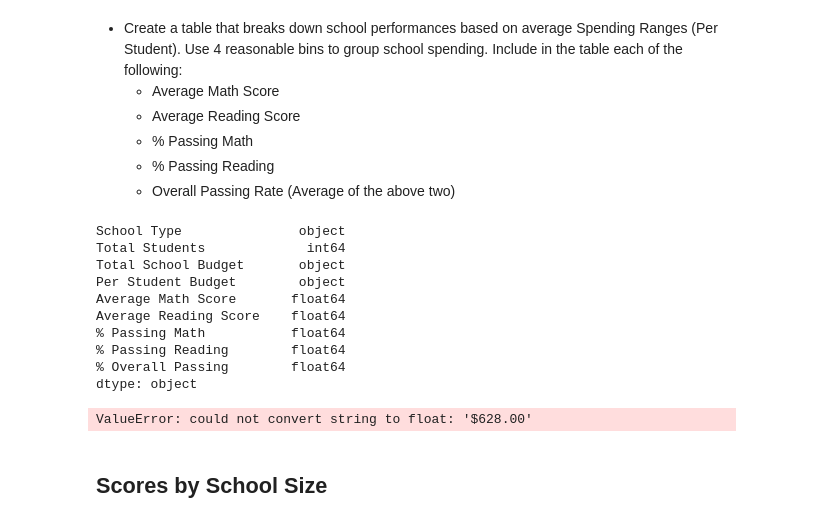
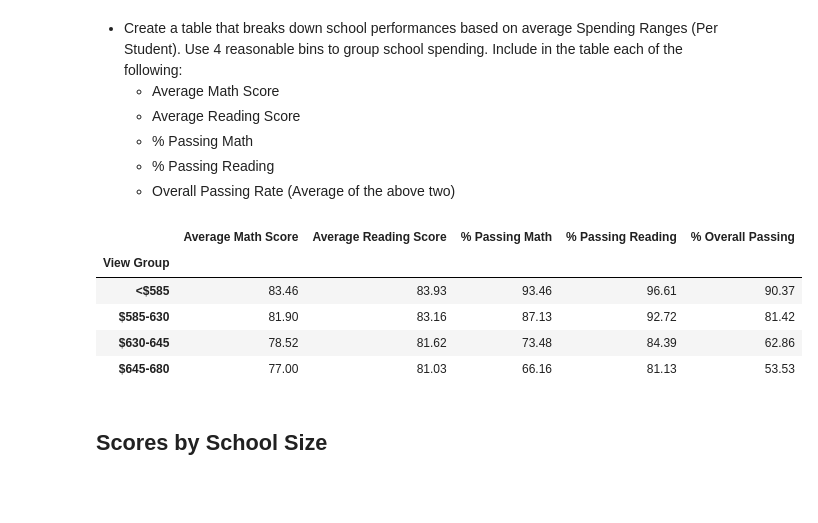
Before and after one commit to tarakp/Data_Analytics, a Jupyter notebook: 04-Pandas-Challenge/PyCitySchools/PyCitySchools_starter.ipynb, the cells around one changed output. Drawn from its saved outputs; the diff is of its cells as text; code cells hidden in the pictures; blank space fills up the shorter version.

```diff
--- a/04-Pandas-Challenge/PyCitySchools/PyCitySchools_starter.ipynb
+++ b/04-Pandas-Challenge/PyCitySchools/PyCitySchools_starter.ipynb
@@ -332,42 +332,35 @@ read_score_school_df
   * % Passing Reading
   * Overall Passing Rate (Average of the above two)
 # %%
-# spending = budget_per_student.astype(int)
-# spending
-
-# School_Summary_df.info()
-# School_Summary_df['Per Student Budget'] = School_Summary_df['Per Student Budget'].astype(int)
-# School_Summary_df.mean()
 
 bins = [0.0,585.0,630.0,645.0,680.0]
 labels = ['<$585', '$585-630', '$630-645', '$645-680']
 
-# School_Summary_df['Per Student Budget'] = School_Summary_df['Per Student Budget'].astype(float)
-print(School_Summary_df.dtypes)
-School_Summary_df['Per Student Budget'] = School_Summary_df['Per Student Budget'].replace('$', '', regex=True).astype('float')
+# Do NOT USE - School_Summary_df['Per Student Budget'] = School_Summary_df['Per Student Budget'].astype(float)
+
+# DO NOT USE - School_Summary_df['Per Student Budget'] = School_Summary_df['Per Student Budget'].replace('$', '', regex=True).astype('float')
+
+## **VERY IMPORTANT:-** This will convert Object/str to Float, so when you try running it the second time it will give error as it has already converted it to Float.
+## **Steps 1 - Stop and Clear Everything (Using the fourth button from the right on the top left of the page) and Then just run the whole program using forward arrow (first button on top of the page) on top in VS Code:-
+School_Summary_df['Per Student Budget'] = School_Summary_df['Per Student Budget'].str.replace('$', '').astype('float')
 School_Summary_df['Per Student Budget']
 
 
 School_Summary_df['View Group'] = pd.cut(School_Summary_df['Per Student Budget'],bins,labels = labels)
 School_Summary_df_group = School_Summary_df.groupby(School_Summary_df['View Group'])
 School_Summary_df_group.count()
 
 School_Summary_df_group_mean = School_Summary_df_group['Average Math Score', 'Average Reading Score', '% Passing Math', '% Passing Reading', '% Overall Passing'].mean()
 
 # Rounding to 2 decimals
 School_Summary_df_group_mean.round(2)
 # %% [output]
-School Type               object
-Total Students             int64
-Total School Budget       object
-Per Student Budget        object
-Average Math Score       float64
-Average Reading Score    float64
-% Passing Math           float64
-% Passing Reading        float64
-% Overall Passing        float64
-dtype: object
-ValueError: could not convert string to float: '$628.00'
+|  | Average Math Score | Average Reading Score | % Passing Math | % Passing Reading | % Overall Passing |
+| View Group |  |  |  |  |  |
+| <$585 | 83.46 | 83.93 | 93.46 | 96.61 | 90.37 |
+| $585-630 | 81.90 | 83.16 | 87.13 | 92.72 | 81.42 |
+| $630-645 | 78.52 | 81.62 | 73.48 | 84.39 | 62.86 |
+| $645-680 | 77.00 | 81.03 | 66.16 | 81.13 | 53.53 |
 # %% [markdown]
 ## Scores by School Size
 # %% [markdown]
```
Also changed, not shown: 1 other file.
